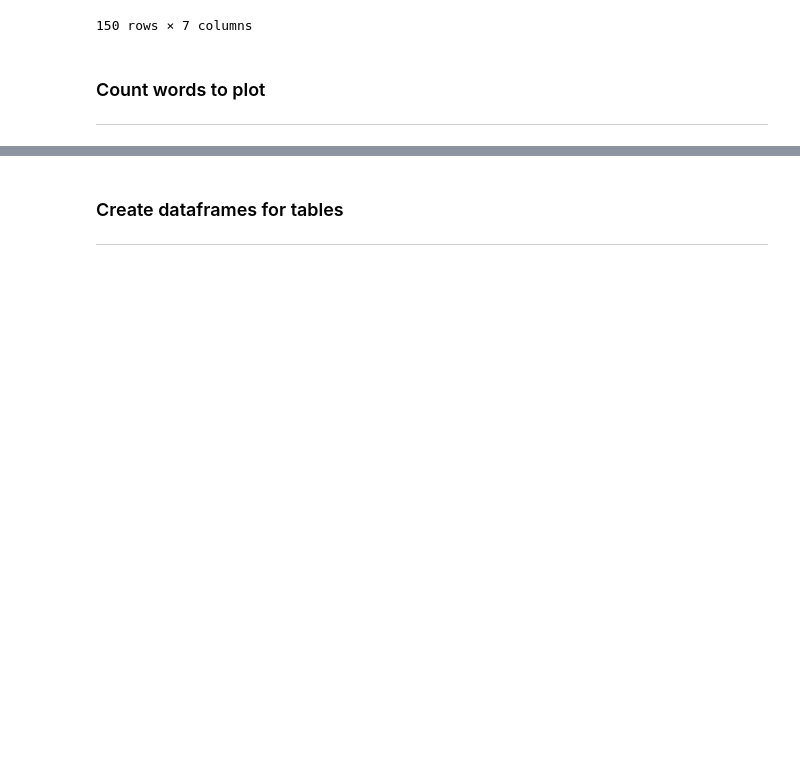
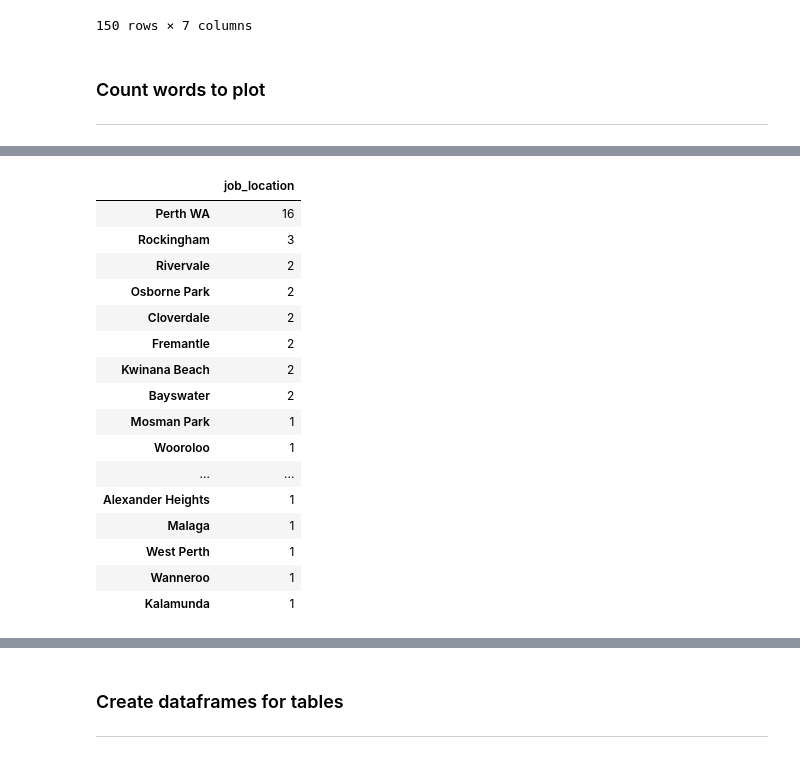
Before and after one commit to jonowood/Project_3, a Jupyter notebook: Webscraper Clean - Jon-checkpoint.ipynb, the cells around one changed output, grey strips where cells are left out. Cells and saved outputs as stored; diff of their text form; code cells hidden in the pictures; blank space fills up the shorter version.

```diff
--- a/Webscraper Clean - Jon-checkpoint.ipynb
+++ b/Webscraper Clean - Jon-checkpoint.ipynb
@@ -234,0 +215,39 @@ healthcare_medical_count
+# %%
+# create df for location counts
+# heatmap plot
+
+construction_locations = construction_df['job_location'].value_counts()
+engineering_locations = engineering_df['job_location'].value_counts()
+healthcare_medical_locations = healthcare_medical_df['job_location'].value_counts()
+sales_locations = sales_df['job_location'].value_counts()
+jobs_in_community_services_development_locations = jobs_in_community_services_development_df['job_location'].value_counts()
+
+construction_locations_df = pd.DataFrame(construction_locations)
+engineering_locations_df = pd.DataFrame(engineering_locations)
+healthcare_medical_locations_df = pd.DataFrame(healthcare_medical_locations)
+sales_locations_df = pd.DataFrame(sales_locations)
+jobs_in_community_services_development_df = pd.DataFrame(jobs_in_community_services_development_locations)
+
+# sales_locations_df
+# construction_locations_df
+# healthcare_medical_locations_df
+# sales_locations_df
+jobs_in_community_services_development_df
+# %% [output]
+|  | job_location |
+| Perth WA | 16 |
+| Rockingham | 3 |
+| Rivervale | 2 |
+| Osborne Park | 2 |
+| Cloverdale | 2 |
+| Fremantle | 2 |
+| Kwinana Beach | 2 |
+| Bayswater | 2 |
+| Mosman Park | 1 |
+| Wooroloo | 1 |
+| ... | ... |
+| Alexander Heights | 1 |
+| Malaga | 1 |
+| West Perth | 1 |
+| Wanneroo | 1 |
+| Kalamunda | 1 |
```
Also changed, not shown: parts of 8 cells of this notebook.
